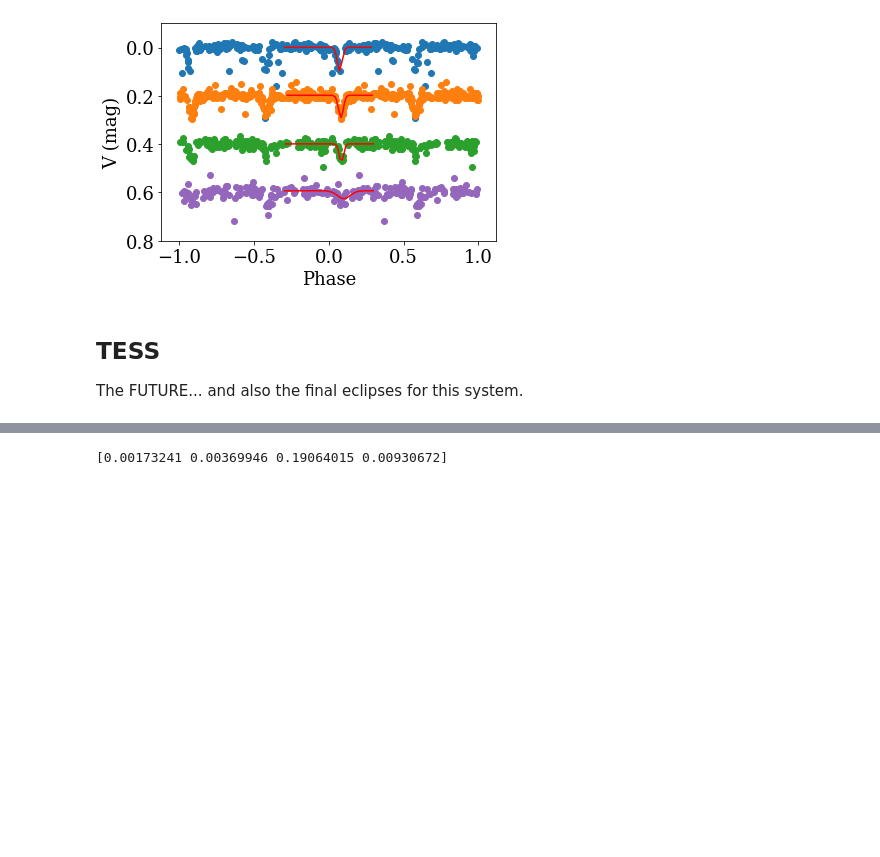
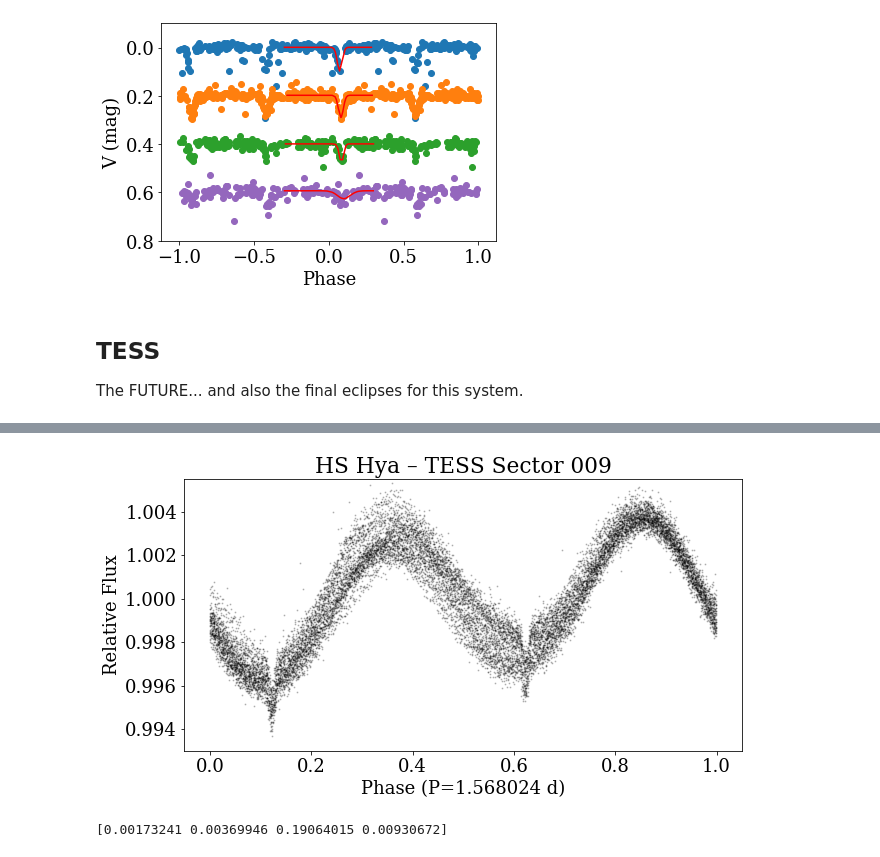
Before and after one commit to jradavenport/HS-Hya, a Jupyter notebook: makeplots.ipynb, the cells around one changed output, grey strips where cells are left out. Cells and saved outputs as stored; diff of their text form; code cells hidden in the pictures; blank space fills up the shorter version.

```diff
--- a/makeplots.ipynb
+++ b/makeplots.ipynb
@@ -485,3 +497,20 @@ Text(0.5, 1.0, 'TESS Sector 009')
+# %%
+# Tmag = -2.5*np.log10(df['PDCSAP_FLUX'])
+
+plt.figure(figsize=(10,5))
+plt.scatter(((df['TIME']+BJD0_tess-E0) % Per)/Per, df['PDCSAP_FLUX'] / np.nanmedian(df['PDCSAP_FLUX']), s=1, alpha=0.2, c='k')
+# plt.scatter(((df['TIME']+BJD0_tess-E0) % Per)/Per - 1, Tmag - np.nanmedian(Tmag), s=1, alpha=0.2, c='k')
+
+# plt.gca().invert_yaxis()
+plt.xlabel('Phase (P='+str(Per)+' d)')
+plt.ylabel('Relative Flux')
+plt.title('HS Hya – TESS Sector 009')
+plt.ylim(.993,1.0055)
+# plt.grid(True)
+
+plt.savefig('tess_lc.pdf', dpi=150, bbox_inches='tight', pad_inches=0.25)
+# %% [output]
+[figure, added]
 # %%
 p0 = [0.001, 0., 0.1, 0.05]
 
```
Also changed, not shown: parts of 10 cells of this notebook.
